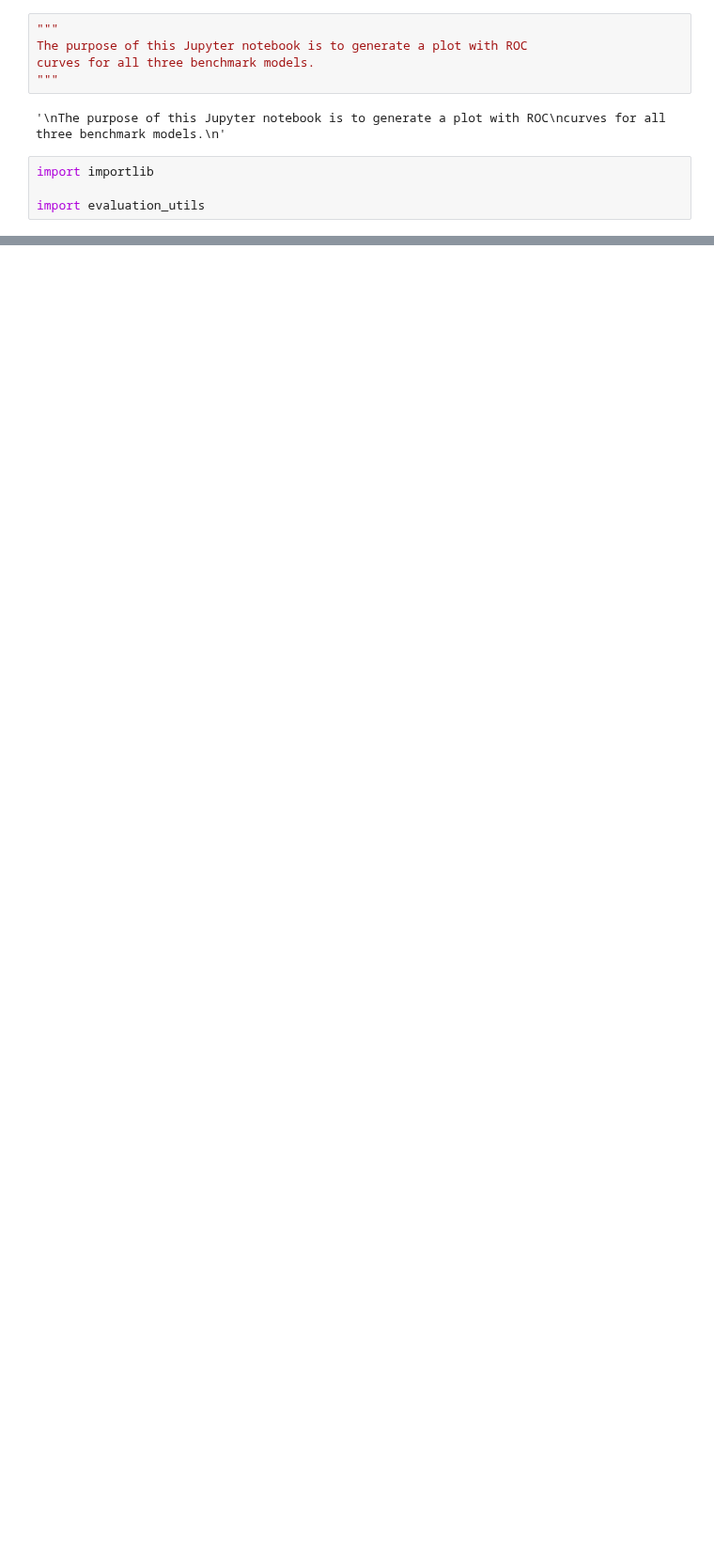
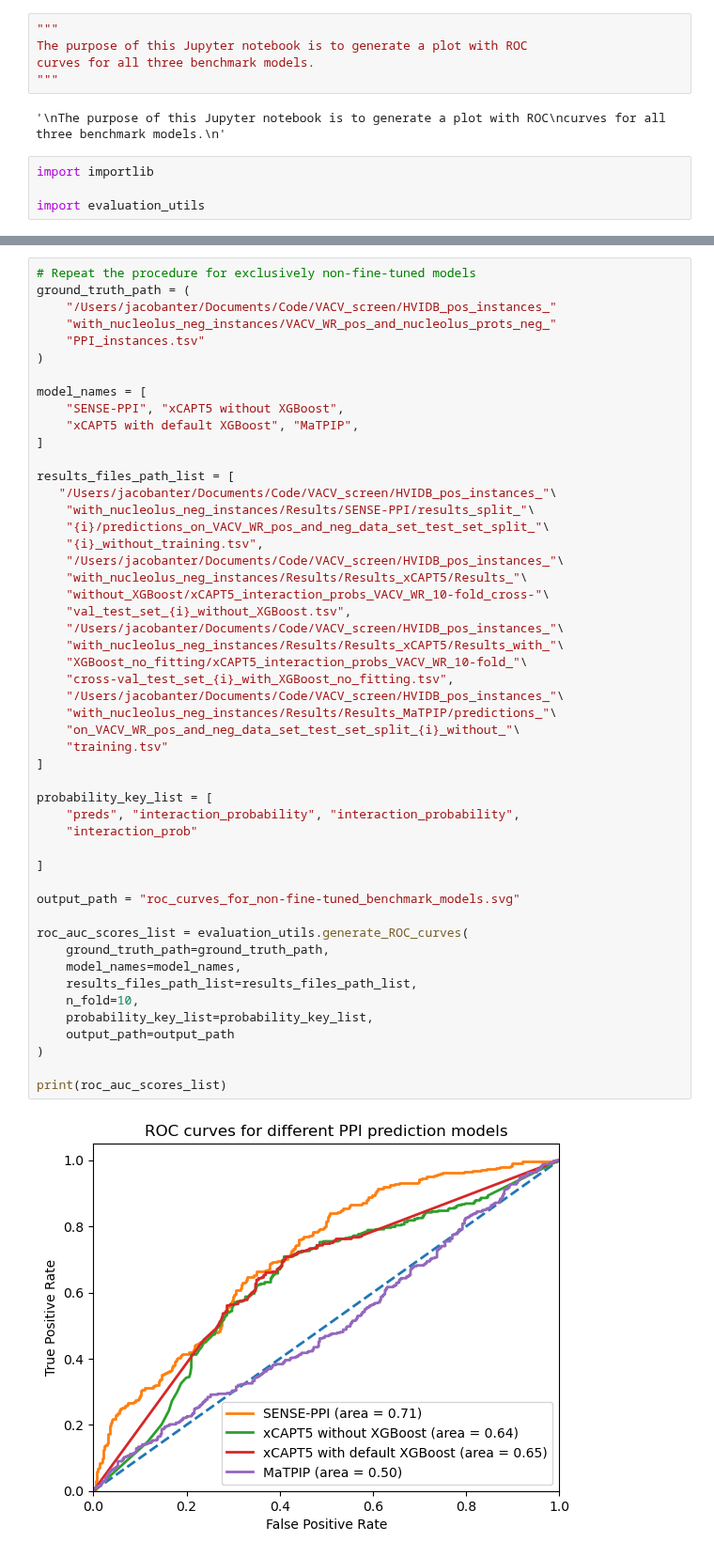
Before and after one commit to JacobAnter/VACV_screen, a Jupyter notebook: HVIDB_pos_instances_with_nucleolus_neg_instances/Results/generation_ROC_curve_plot.ipynb, the cells around one changed output, grey strips where cells are left out. Shown at 94% size. Saved outputs shown, nothing was run; the diff lists cells and outputs as text; blank space fills up the shorter version.

```diff
--- a/HVIDB_pos_instances_with_nucleolus_neg_instances/Results/generation_ROC_curve_plot.ipynb
+++ b/HVIDB_pos_instances_with_nucleolus_neg_instances/Results/generation_ROC_curve_plot.ipynb
@@ -77,0 +117,52 @@ print(roc_auc_scores_list)
+# %%
+# Repeat the procedure for exclusively non-fine-tuned models
+ground_truth_path = (
+    "/Users/jacobanter/Documents/Code/VACV_screen/HVIDB_pos_instances_"
+    "with_nucleolus_neg_instances/VACV_WR_pos_and_nucleolus_prots_neg_"
+    "PPI_instances.tsv"
+)
+
+model_names = [
+    "SENSE-PPI", "xCAPT5 without XGBoost",
+    "xCAPT5 with default XGBoost", "MaTPIP",
+]
+
+results_files_path_list = [
+   "/Users/jacobanter/Documents/Code/VACV_screen/HVIDB_pos_instances_"\
+    "with_nucleolus_neg_instances/Results/SENSE-PPI/results_split_"\
+    "{i}/predictions_on_VACV_WR_pos_and_neg_data_set_test_set_split_"\
+    "{i}_without_training.tsv",
+    "/Users/jacobanter/Documents/Code/VACV_screen/HVIDB_pos_instances_"\
+    "with_nucleolus_neg_instances/Results/Results_xCAPT5/Results_"\
+    "without_XGBoost/xCAPT5_interaction_probs_VACV_WR_10-fold_cross-"\
+    "val_test_set_{i}_without_XGBoost.tsv",
+    "/Users/jacobanter/Documents/Code/VACV_screen/HVIDB_pos_instances_"\
+    "with_nucleolus_neg_instances/Results/Results_xCAPT5/Results_with_"\
+    "XGBoost_no_fitting/xCAPT5_interaction_probs_VACV_WR_10-fold_"\
+    "cross-val_test_set_{i}_with_XGBoost_no_fitting.tsv",
+    "/Users/jacobanter/Documents/Code/VACV_screen/HVIDB_pos_instances_"\
+    "with_nucleolus_neg_instances/Results/Results_MaTPIP/predictions_"\
+    "on_VACV_WR_pos_and_neg_data_set_test_set_split_{i}_without_"\
+    "training.tsv"
+]
+
+probability_key_list = [
+    "preds", "interaction_probability", "interaction_probability",
+    "interaction_prob"
+
+]
+
+output_path = "roc_curves_for_non-fine-tuned_benchmark_models.svg"
+
+roc_auc_scores_list = evaluation_utils.generate_ROC_curves(
+    ground_truth_path=ground_truth_path,
+    model_names=model_names,
+    results_files_path_list=results_files_path_list,
+    n_fold=10,
+    probability_key_list=probability_key_list,
+    output_path=output_path
+)
+
+print(roc_auc_scores_list)
+# %% [output]
+[figure, added]
```
Also changed, not shown: parts of 3 cells of this notebook.
